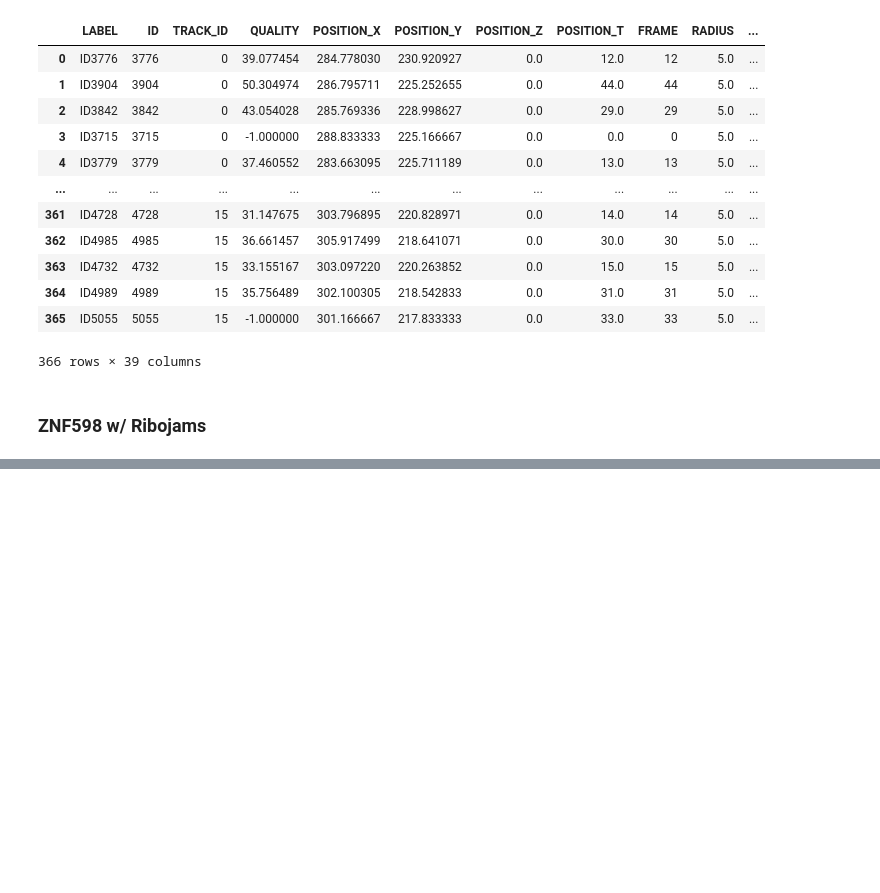
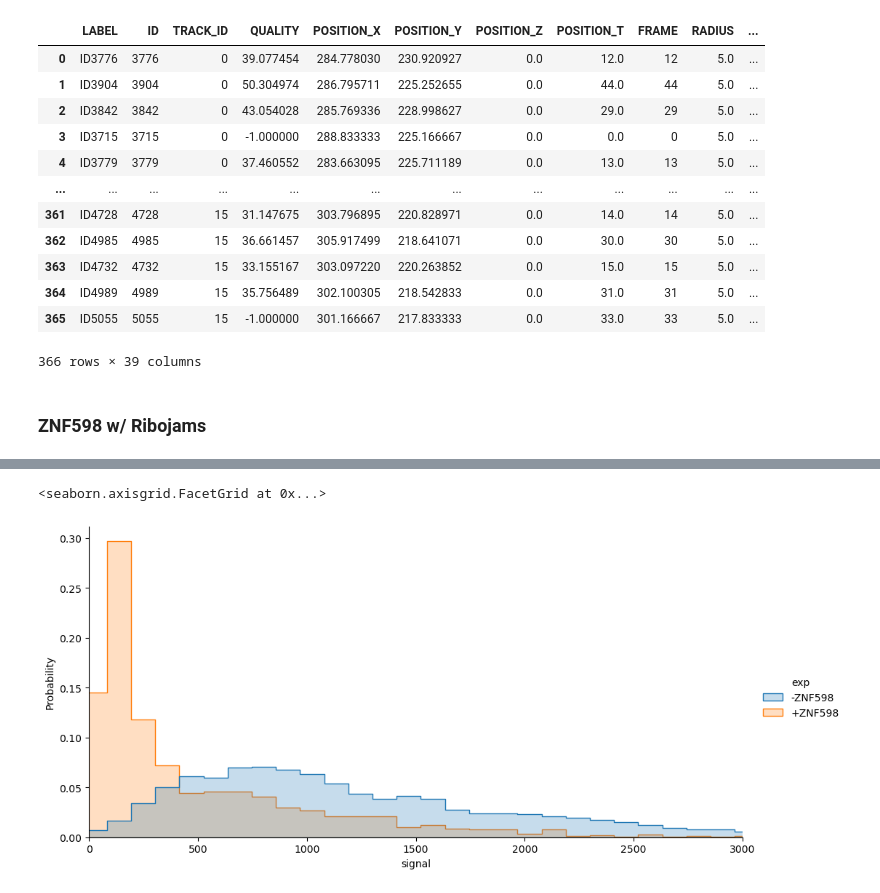
Before and after one commit to timstasevich/croparray, a Jupyter notebook: notebooks/Translation_Stalling_Quantification.ipynb, the cells around one changed output, grey strips where cells are left out. Drawn from its saved outputs; the diff is of its cells as text; code cells hidden in the pictures; blank space fills up the shorter version.

```diff
--- a/notebooks/Translation_Stalling_Quantification.ipynb
+++ b/notebooks/Translation_Stalling_Quantification.ipynb
@@ -696,0 +790,10 @@ spots
+# %%
+import seaborn as sns
+df = my_tas.sel(ch=0).df.variables_to_df(var_names=["signal","ch0_mask__major_axis_length_px","ch0_mask__skeleton_longest_path_px","track_length", "step_size"])
+# %%
+g=sns.displot(data=df[df["track_length"]>9], x="signal", hue="exp", bins=100, element="step", common_norm=False, stat="probability", aspect=2)
+g.set(xlim=(0,3000))
+#g.set(ylim=(0,0.31))
+# %% [output]
+<seaborn.axisgrid.FacetGrid at 0x...>
+[figure, added]
```
Also changed, not shown: parts of 23 cells of this notebook, 4 other files.
